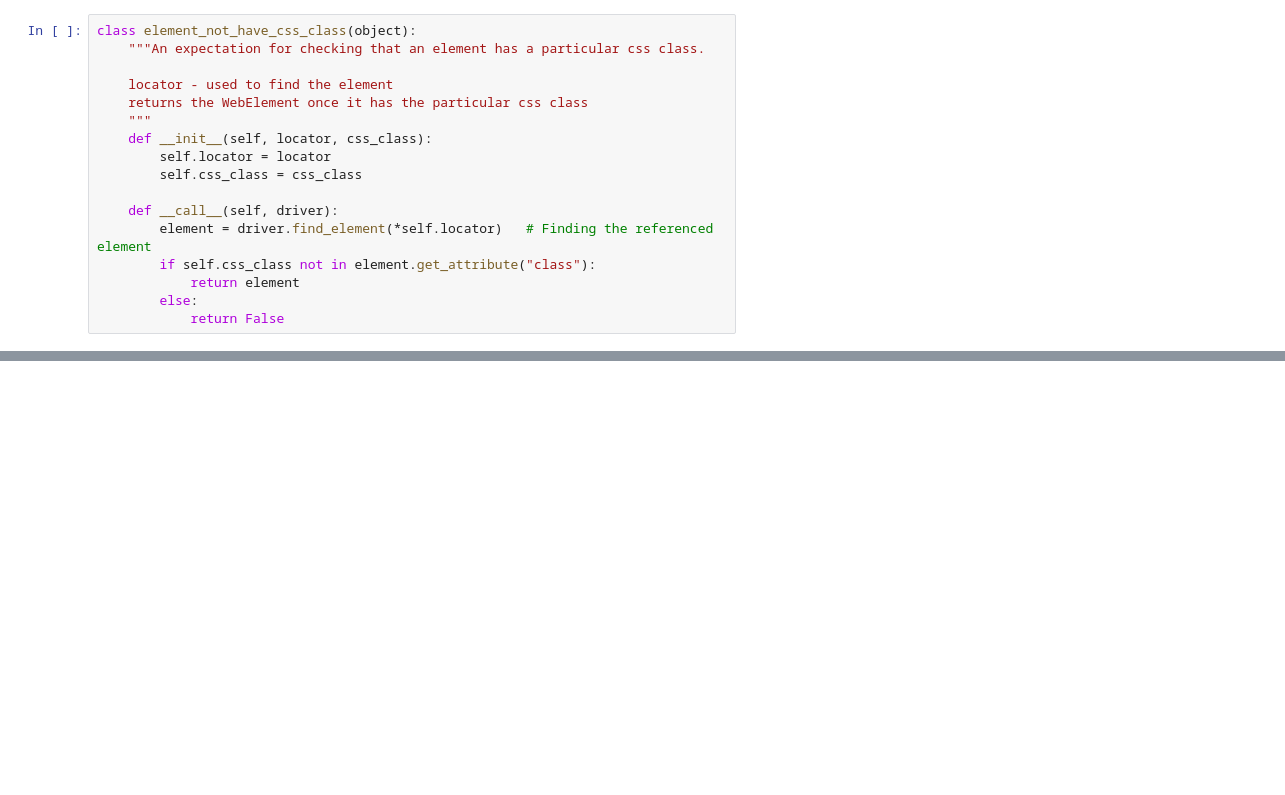
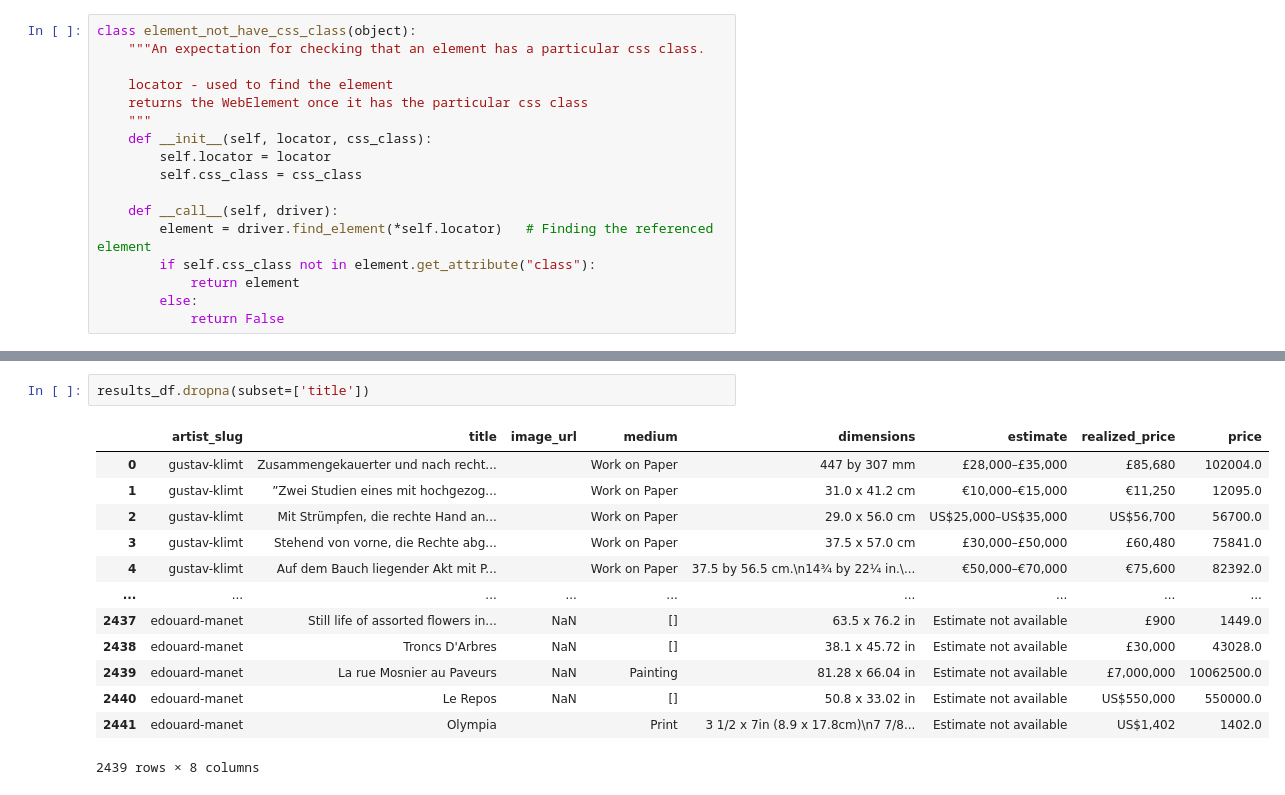
Before and after one commit to rollingstorms/Bob-Ross-Authenticator, a Jupyter notebook: mike/Auction-scraper.ipynb, the cells around one changed output, grey strips where cells are left out. Cells and saved outputs as stored; diff of their text form; blank space fills up the shorter version.

```diff
--- a/mike/Auction-scraper.ipynb
+++ b/mike/Auction-scraper.ipynb
@@ -74,0 +269,16 @@ driver.close()
+# %%
+results_df.dropna(subset=['title'])
+# %% [output]
+|  | artist_slug | title | image_url | medium | dimensions | estimate | realized_price | price |
+| 0 | gustav-klimt | Zusammengekauerter und nach recht... |  | Work on Paper | 447 by 307 mm | £28,000–£35,000 | £85,680 | 102004.0 |
+| 1 | gustav-klimt | ”Zwei Studien eines mit hochgezog... |  | Work on Paper | 31.0 x 41.2 cm | €10,000–€15,000 | €11,250 | 12095.0 |
+| 2 | gustav-klimt | Mit Strümpfen, die rechte Hand an... |  | Work on Paper | 29.0 x 56.0 cm | US$25,000–US$35,000 | US$56,700 | 56700.0 |
+| 3 | gustav-klimt | Stehend von vorne, die Rechte abg... |  | Work on Paper | 37.5 x 57.0 cm | £30,000–£50,000 | £60,480 | 75841.0 |
+| 4 | gustav-klimt | Auf dem Bauch liegender Akt mit P... |  | Work on Paper | 37.5 by 56.5 cm.\n14¾ by 22¼ in.\... | €50,000–€70,000 | €75,600 | 82392.0 |
+| ... | ... | ... | ... | ... | ... | ... | ... | ... |
+| 2437 | edouard-manet | Still life of assorted flowers in... | NaN | [] | 63.5 x 76.2 in | Estimate not available | £900 | 1449.0 |
+| 2438 | edouard-manet | Troncs D'Arbres | NaN | [] | 38.1 x 45.72 in | Estimate not available | £30,000 | 43028.0 |
+| 2439 | edouard-manet | La rue Mosnier au Paveurs | NaN | Painting | 81.28 x 66.04 in | Estimate not available | £7,000,000 | 10062500.0 |
+| 2440 | edouard-manet | Le Repos | NaN | [] | 50.8 x 33.02 in | Estimate not available | US$550,000 | 550000.0 |
+| 2441 | edouard-manet | Olympia |  | Print | 3 1/2 x 7in (8.9 x 17.8cm)\n7 7/8... | Estimate not available | US$1,402 | 1402.0 |
+2439 rows × 8 columns
```
Also changed, not shown: parts of 20 cells of this notebook, 2 other files.
